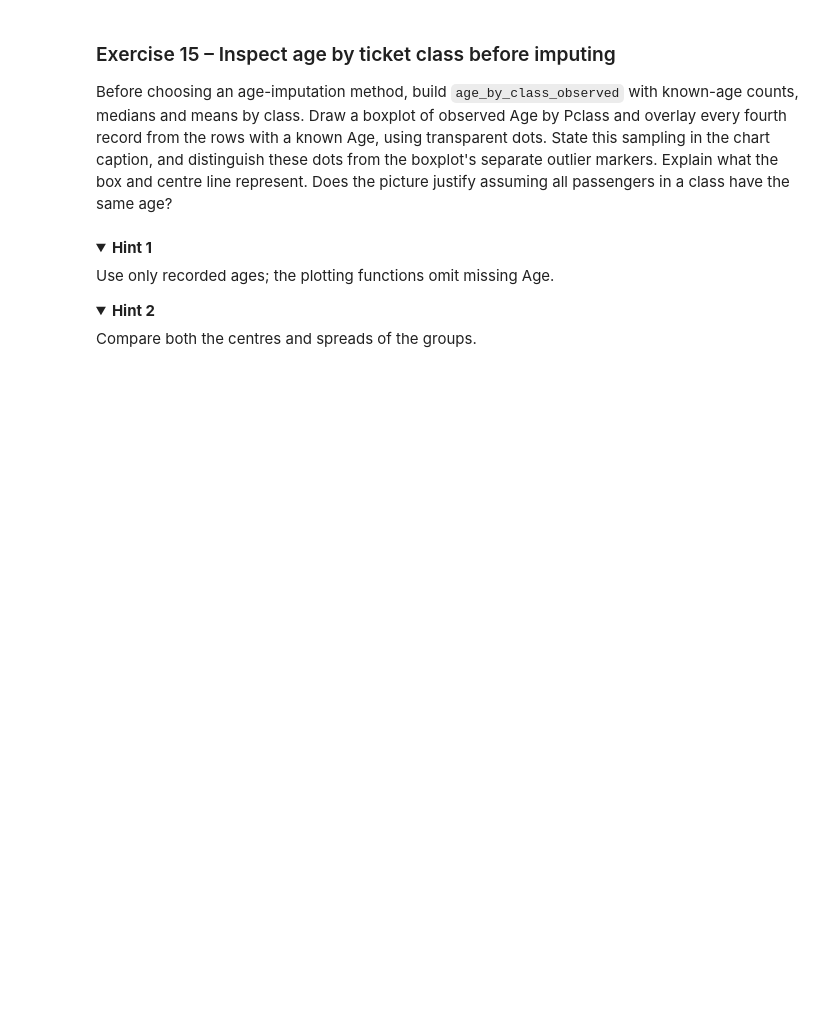
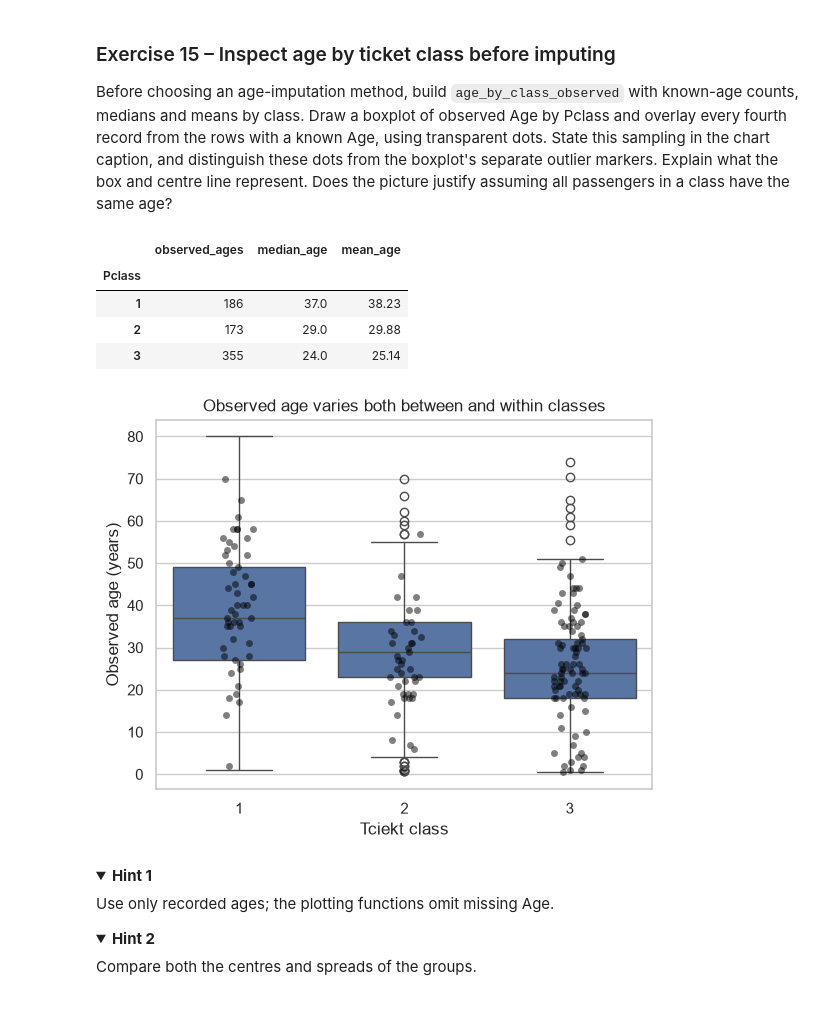
Before and after one commit to OrangeBoop/Lab02, a Jupyter notebook: Lab4/Lab4-Persky Idan 215548512 , Golan Amir 216264333.ipynb, the cells around one changed output. Saved outputs shown, nothing was run; the diff lists cells and outputs as text; code cells hidden in the pictures; folded sections open; blank space fills up the shorter version.

```diff
--- a/Lab4/Lab4-Persky Idan 215548512 , Golan Amir 216264333.ipynb
+++ b/Lab4/Lab4-Persky Idan 215548512 , Golan Amir 216264333.ipynb
@@ -900,7 +999,36 @@ dots from the boxplot's separate outlier markers. Explain what the box and centr
 line represent. Does the picture justify assuming all
 passengers in a class have the same age?
 # %%
-# Write your code here
+# Create age_by_class_observed
+age_by_class_observed = (
+    train_raw.groupby("Pclass")['Age']
+    .agg(observed_ages='count', median_age='median', mean_age="mean")
+    .round(2)
+)
+display(age_by_class_observed)
+
+#Sampling ages
+sampled_ages = train_raw.dropna(subset=['Age']).iloc[::4]
+
+# Box Plotting
+sns.boxplot(data=train_raw, x='Pclass', y='Age', )
+sns.stripplot(data=sampled_ages, x='Pclass', y='Age', color='black', alpha=0.5)
+
+plt.xlabel("Tciekt class")
+plt.ylabel("Observed age (years)")
+plt.title("Observed age varies both between and within classes")
+plt.show()
+
+# The box represents the middle 50% of ages (Q1 to Q3 / interquartile range), and the centre line is the median age.
+# The transparent black dots show a sample (every 4th passenger with known age), whereas the boxplot's own markers beyond the whiskers are statistical outliers.
+# This picture does NOT justify assuming all passengers in a class have the same age: although higher classes are older on average, ages vary widely within every class.
+# %% [output]
+|  | observed_ages | median_age | mean_age |
+| Pclass |  |  |  |
+| 1 | 186 | 37.0 | 38.23 |
+| 2 | 173 | 29.0 | 29.88 |
+| 3 | 355 | 24.0 | 25.14 |
+[figure, added]
 # %% [markdown]
 <details><summary><b>Hint 1</b></summary>
 
```
Also changed, not shown: parts of 2 cells of this notebook.
